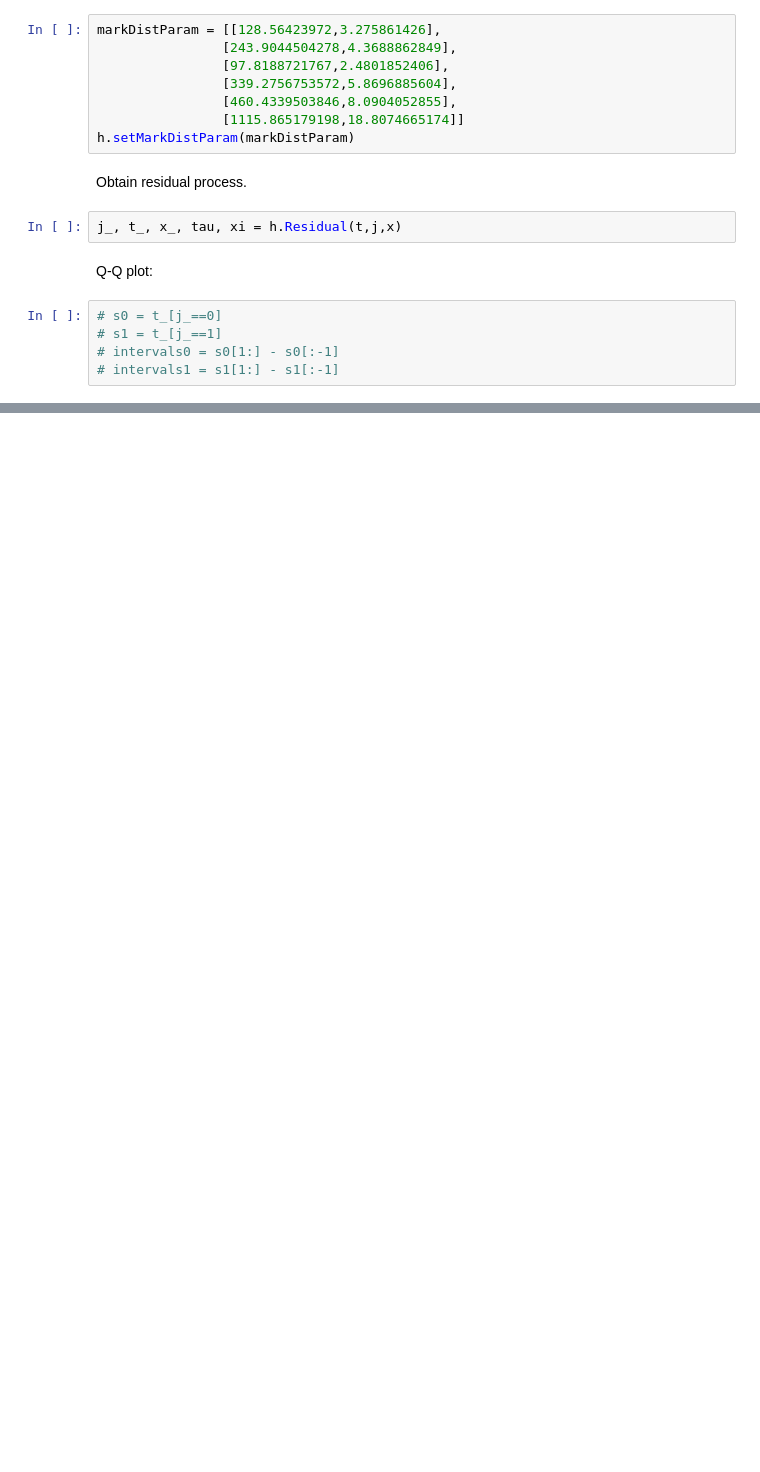
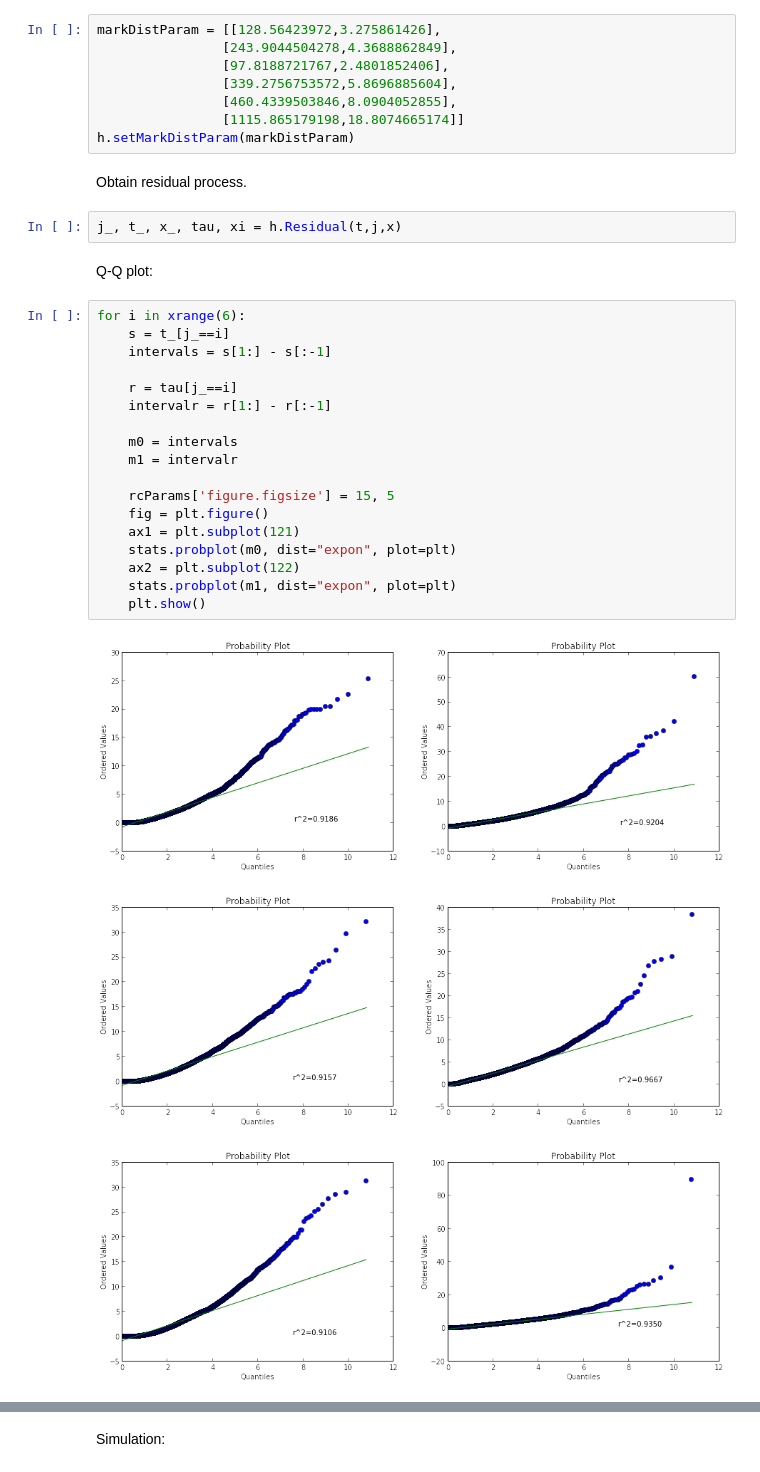
Before and after one commit to yesheenlim/PyHawkes, a Jupyter notebook: src/check_order_Arrivals_GOOG_10.ipynb, the cells around one changed output, grey strips where cells are left out. Drawn from its saved outputs; the diff is of its cells as text; blank space fills up the shorter version.

```diff
--- a/src/check_order_Arrivals_GOOG_10.ipynb
+++ b/src/check_order_Arrivals_GOOG_10.ipynb
@@ -116,8 +119,25 @@ Obtain residual process.
 j_, t_, x_, tau, xi = h.Residual(t,j,x)
 # %% [markdown]
 Q-Q plot:
-# %%
-# s0 = t_[j_==0]
-# s1 = t_[j_==1]
-# intervals0 = s0[1:] - s0[:-1]
-# intervals1 = s1[1:] - s1[:-1]
+# %%
+for i in xrange(6):
+    s = t_[j_==i]
+    intervals = s[1:] - s[:-1]
+
+    r = tau[j_==i]
+    intervalr = r[1:] - r[:-1]
+
+    m0 = intervals
+    m1 = intervalr
+
+    rcParams['figure.figsize'] = 15, 5
+    fig = plt.figure()
+    ax1 = plt.subplot(121)
+    stats.probplot(m0, dist="expon", plot=plt)
+    ax2 = plt.subplot(122)
+    stats.probplot(m1, dist="expon", plot=plt)
+    plt.show()
+# %% [output]
+[figure, added]
+[figure, added]
+[figure, added]
@@ -123,0 +147,2 @@ Q-Q plot:
+# %% [markdown]
+Simulation:
```
Also changed, not shown: parts of 5 cells of this notebook.
